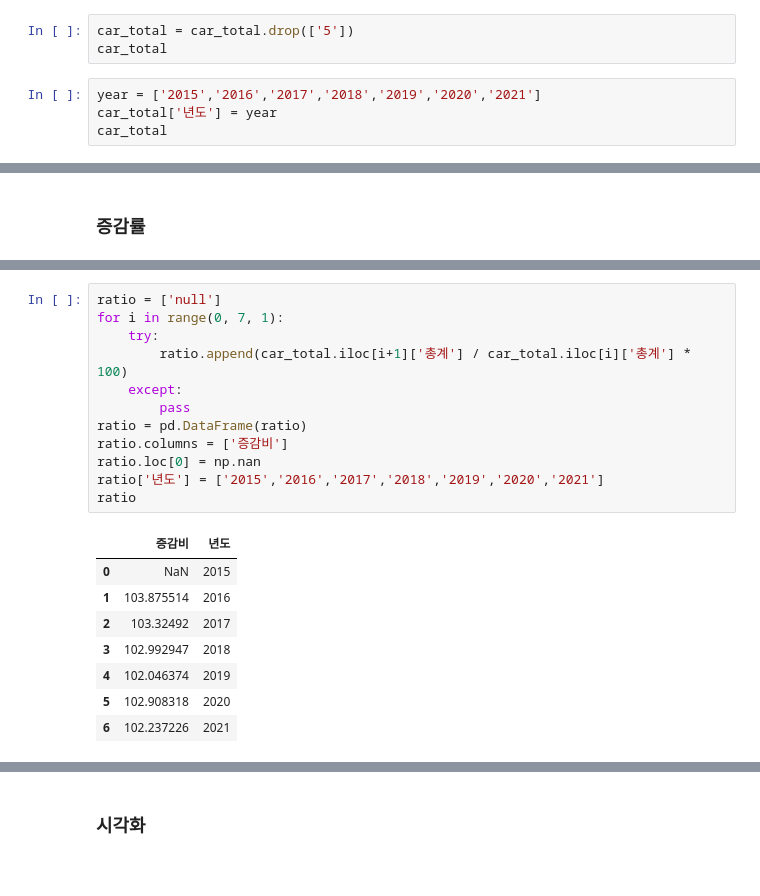
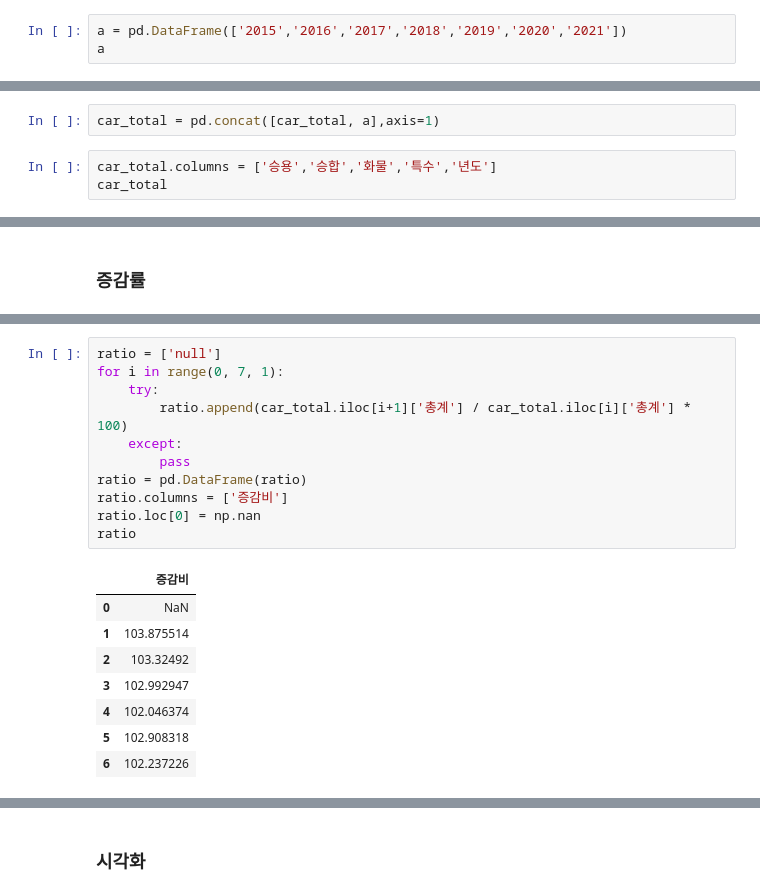
Before and after one commit to JIDONGJU/StudyPython22, a Jupyter notebook: 220614~/11day~/5.자동차_등록대수_및_증감률.ipynb, the cells around one changed output, grey strips where cells are left out. Saved outputs shown, nothing was run; the diff lists cells and outputs as text.

```diff
--- a/220614~/11day~/5.자동차_등록대수_및_증감률.ipynb
+++ b/220614~/11day~/5.자동차_등록대수_및_증감률.ipynb
@@ -65,8 +56,4 @@ car_total
-# %%
-car_total = car_total.drop(['5'])
-car_total
 # %%
-year = ['2015','2016','2017','2018','2019','2020','2021']
-car_total['년도'] = year
-car_total
+a = pd.DataFrame(['2015','2016','2017','2018','2019','2020','2021'])
+a
 # %% [output]
@@ -80,0 +68,5 @@ car_total
+# %%
+car_total = pd.concat([car_total, a],axis=1)
+# %%
+car_total.columns = ['승용','승합','화물','특수','년도']
+car_total
@@ -95,22 +96,21 @@ car_total
 # %%
 ratio = ['null']
 for i in range(0, 7, 1):
     try:
         ratio.append(car_total.iloc[i+1]['총계'] / car_total.iloc[i]['총계'] * 100)
     except:
         pass
 ratio = pd.DataFrame(ratio)
 ratio.columns = ['증감비']
 ratio.loc[0] = np.nan
-ratio['년도'] = ['2015','2016','2017','2018','2019','2020','2021']
 ratio
 # %% [output]
-|  | 증감비 | 년도 |
-| 0 | NaN | 2015 |
-| 1 | 103.875514 | 2016 |
-| 2 | 103.32492 | 2017 |
-| 3 | 102.992947 | 2018 |
-| 4 | 102.046374 | 2019 |
-| 5 | 102.908318 | 2020 |
-| 6 | 102.237226 | 2021 |
+|  | 증감비 |
+| 0 | NaN |
+| 1 | 103.875514 |
+| 2 | 103.32492 |
+| 3 | 102.992947 |
+| 4 | 102.046374 |
+| 5 | 102.908318 |
+| 6 | 102.237226 |
 # %%
```
Also changed, not shown: parts of 10 cells of this notebook, 2 other files.
